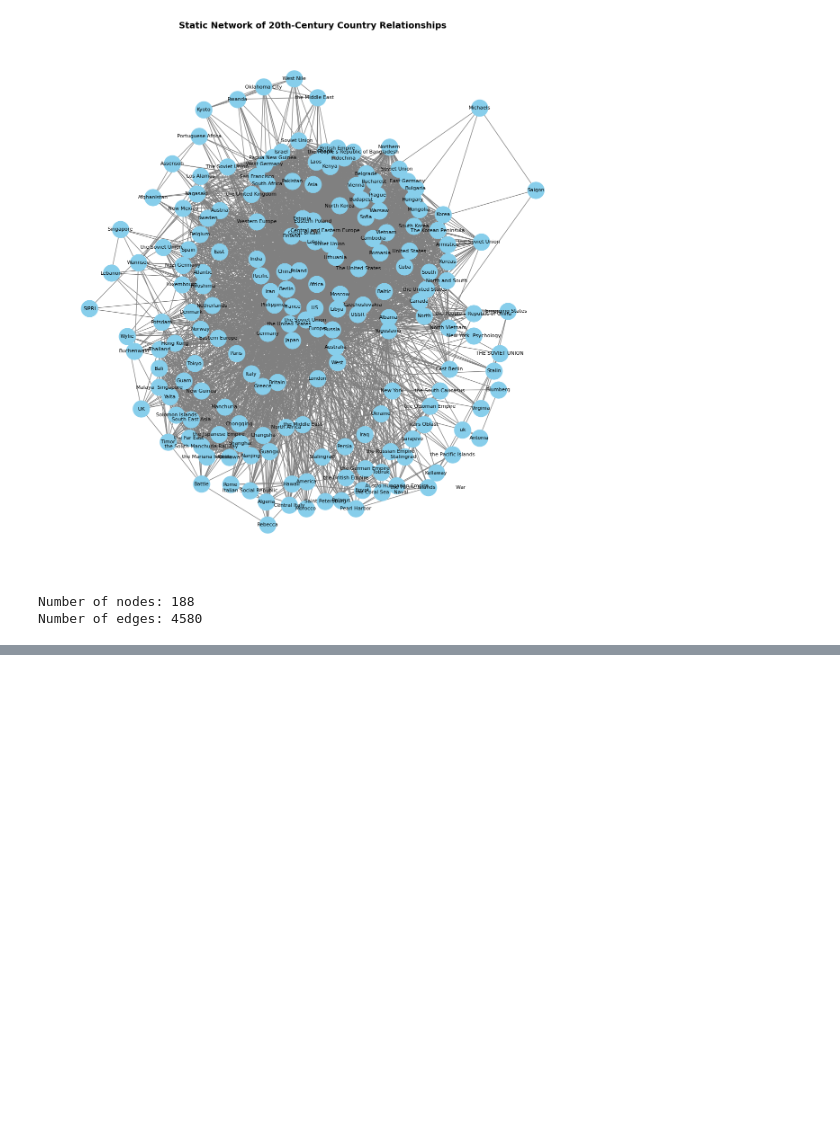
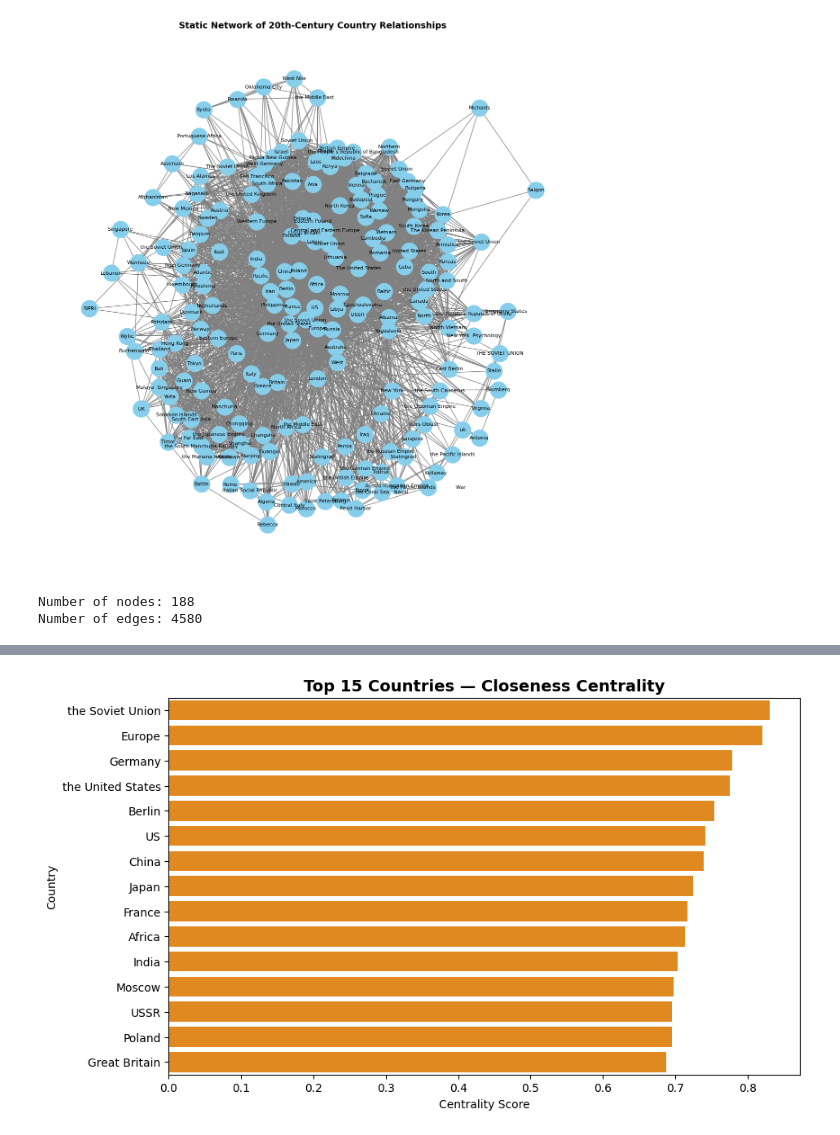
Before and after one commit to boukaskasbrahim/20th-century, a Jupyter notebook: Script/1.7_Creating_Network_Visualizations.ipynb, the cells around one changed output, grey strips where cells are left out. Saved outputs shown, nothing was run; the diff lists cells and outputs as text; code cells hidden in the pictures; blank space fills up the shorter version.

```diff
--- a/Script/1.7_Creating_Network_Visualizations.ipynb
+++ b/Script/1.7_Creating_Network_Visualizations.ipynb
@@ -111,0 +131,16 @@ net.show("../20th_century_network.html")
+# %%
+# calculating closeness centrality
+closeness_centrality = nx.closeness_centrality(G)
+close_df = pd.DataFrame(list(closeness_centrality.items()), columns=['Country', 'Closeness'])
+close_df = close_df.sort_values(by='Closeness', ascending=False)
+
+# visualizing top 15 countries
+plt.figure(figsize=(10,6))
+sns.barplot(data=close_df.head(15), x='Closeness', y='Country', color='darkorange')
+plt.title("Top 15 Countries — Closeness Centrality", fontsize=14, weight='bold')
+plt.xlabel("Centrality Score")
+plt.ylabel("Country")
+plt.savefig('../Img/Screenshots/closeness_centrality.png', dpi=300, bbox_inches='tight')
+plt.show()
+# %% [output]
+[figure, added]
```
Also changed, not shown: parts of 3 cells of this notebook, 3 other files.
